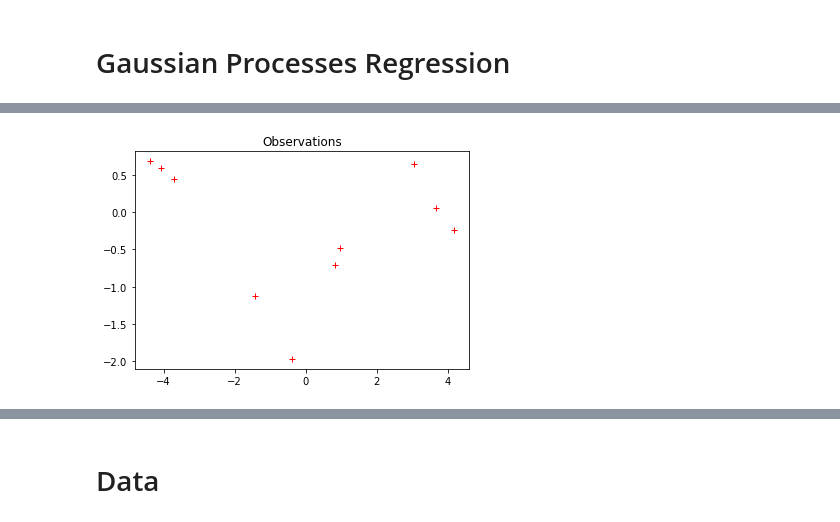
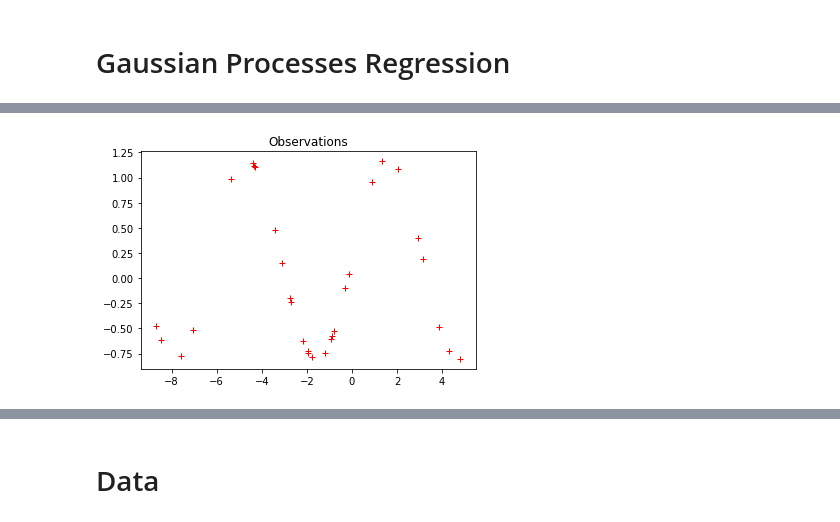
Before and after one commit to kaijennissen/gaussian_processes, a Jupyter notebook: gp-regression.ipynb, the cells around one changed output, grey strips where cells are left out. Cells and saved outputs as stored; diff of their text form; code cells hidden in the pictures.

```diff
--- a/gp-regression.ipynb
+++ b/gp-regression.ipynb
@@ -41,13 +41,13 @@ gp = gps['SquaredExponential']
 # %%
 # Generate observations using a sample drawn from the prior.
-X_train = np.sort(np.random.uniform(-5, 5, 10))[:, np.newaxis]
-y_train = gp.sample_prior(X_train)
+X_train = np.sort(np.random.uniform(-9, 5, 30))[:, np.newaxis]
+y_train = np.sin(X_train) + np.random.rand(30) #gp.sample_prior(X_train)
 y_train = y_train[:, 0]  # Only one sample
 
 plt.plot(X_train[:, 0], y_train, 'r+')
 plt.title('Observations')
 plt.show()
 # %% [output]
-[figure, old version]
+[figure, new version]
 # %%
 # Generate posterior samples, saving the posterior mean and covariance too.
```
Also changed, not shown: parts of 31 cells of this notebook, 2 other files.
